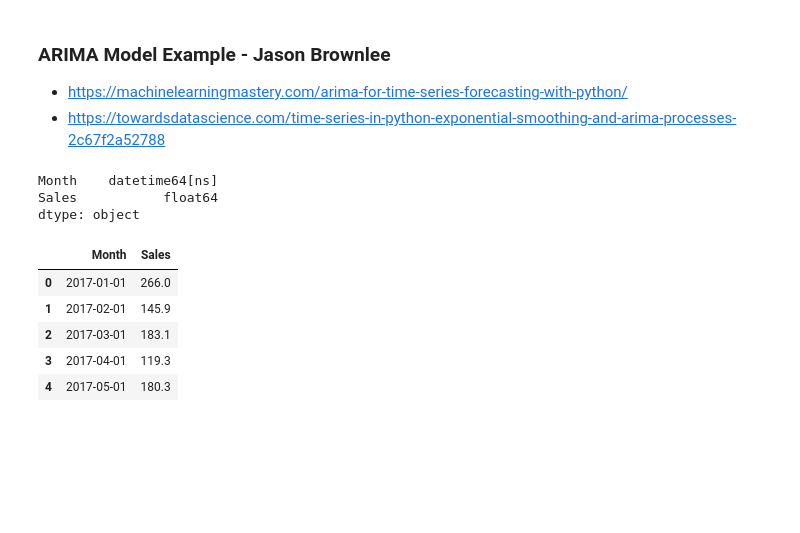
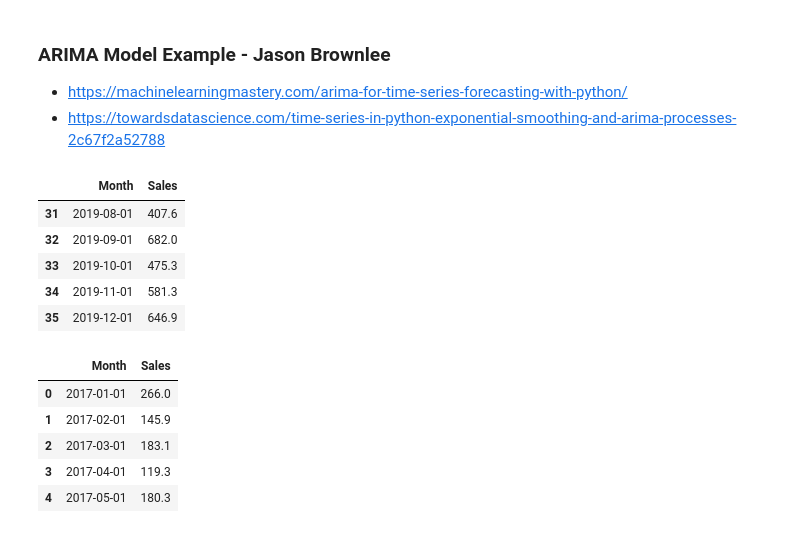
Before and after one commit to angiekl74/TimeSeriesAnalysis, a Jupyter notebook: ShampooData_Analysis_StatsmodelPackage_ARIMA.ipynb, the cells around one changed output. Saved outputs shown, nothing was run; the diff lists cells and outputs as text; code cells hidden in the pictures; blank space fills up the shorter version.

```diff
--- a/ShampooData_Analysis_StatsmodelPackage_ARIMA.ipynb
+++ b/ShampooData_Analysis_StatsmodelPackage_ARIMA.ipynb
@@ -12,13 +12,16 @@ import numpy as np
 # shampoo.Month = pd.to_datetime(shampoo.Month)
 shampoo = pd.read_csv("Resources/ShampooData.csv", parse_dates=['Month'])
 # %%
-shampoo.head()
-shampoo.dtypes
+shampoo.tail()
+# shampoo.dtypes
 # shampoo.isna().sum()
 # %% [output]
-Month    datetime64[ns]
-Sales           float64
-dtype: object
+|  | Month | Sales |
+| 31 | 2019-08-01 | 407.6 |
+| 32 | 2019-09-01 | 682.0 |
+| 33 | 2019-10-01 | 475.3 |
+| 34 | 2019-11-01 | 581.3 |
+| 35 | 2019-12-01 | 646.9 |
 # %%
 shampoo.head()
 # %% [output]
```
Also changed, not shown: parts of 11 cells of this notebook, 1 other file.
